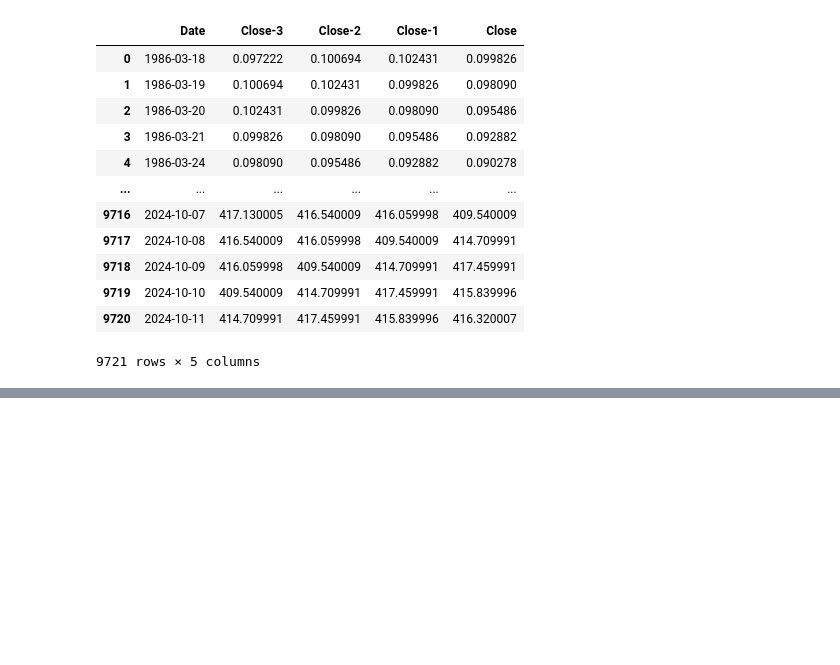
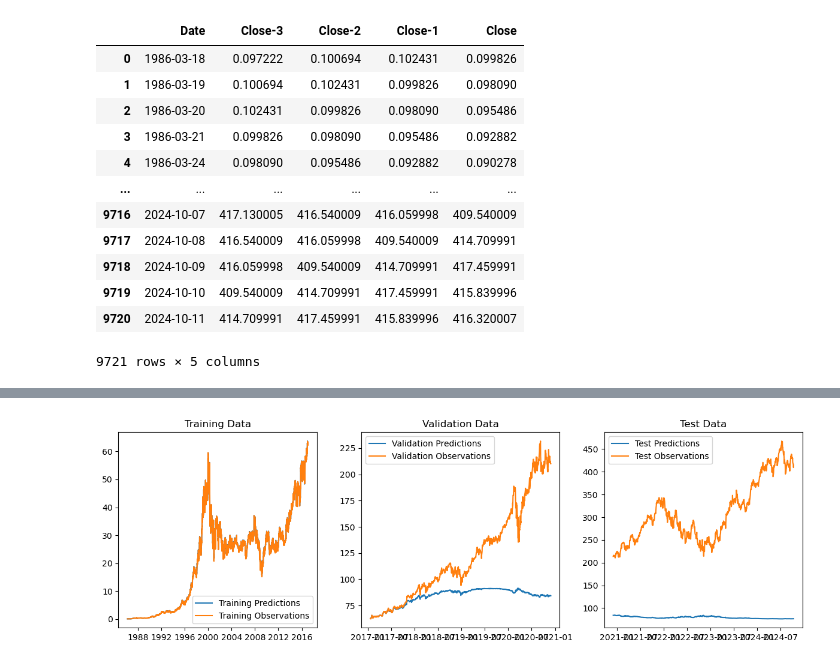
Before and after one commit to ai-saleh/codealpha_tasks_stock-price-prediction, a Jupyter notebook: stock-price-prediction.ipynb, the cells around one changed output, grey strips where cells are left out. Cells and saved outputs as stored; diff of their text form; code cells hidden in the pictures; blank space fills up the shorter version.

```diff
--- a/stock-price-prediction.ipynb
+++ b/stock-price-prediction.ipynb
@@ -152,0 +435,33 @@ plt.legend(['Train', 'Validation', 'Test'])
+# %%
+def plot_predictions(model, x_trn, y_trn, dates_trn, x_val, y_val, dates_val, x_tst, y_tst, dates_tst):
+    # Plot training data predictions
+    trn_predict = model.predict(x_trn).flatten()
+    plt.figure(figsize=(12, 4))
+    plt.subplot(1, 3, 1)
+    plt.plot(dates_trn, trn_predict)
+    plt.plot(dates_trn, y_trn)
+    plt.legend(['Training Predictions', 'Training Observations'])
+    plt.title('Training Data')
+
+    # Plot validation data predictions
+    val_predict = model.predict(x_val).flatten()
+    plt.subplot(1, 3, 2)
+    plt.plot(dates_val, val_predict)
+    plt.plot(dates_val, y_val)
+    plt.legend(['Validation Predictions', 'Validation Observations'])
+    plt.title('Validation Data')
+
+    # Plot test data predictions
+    tst_predict = model.predict(x_tst).flatten()
+    plt.subplot(1, 3, 3)
+    plt.plot(dates_tst, tst_predict)
+    plt.plot(dates_tst, y_tst)
+    plt.legend(['Test Predictions', 'Test Observations'])
+    plt.title('Test Data')
+
+    plt.tight_layout()
+    plt.show()
+
+# Usage
+plot_predictions(model, x_trn, y_trn, dates_trn, x_val, y_val, dates_val, x_tst, y_tst, dates_tst)
+# %% [output]
@@ -152,0 +471 @@ plt.legend(['Train', 'Validation', 'Test'])
+[figure, added]
```
Also changed, not shown: parts of 33 cells of this notebook.
